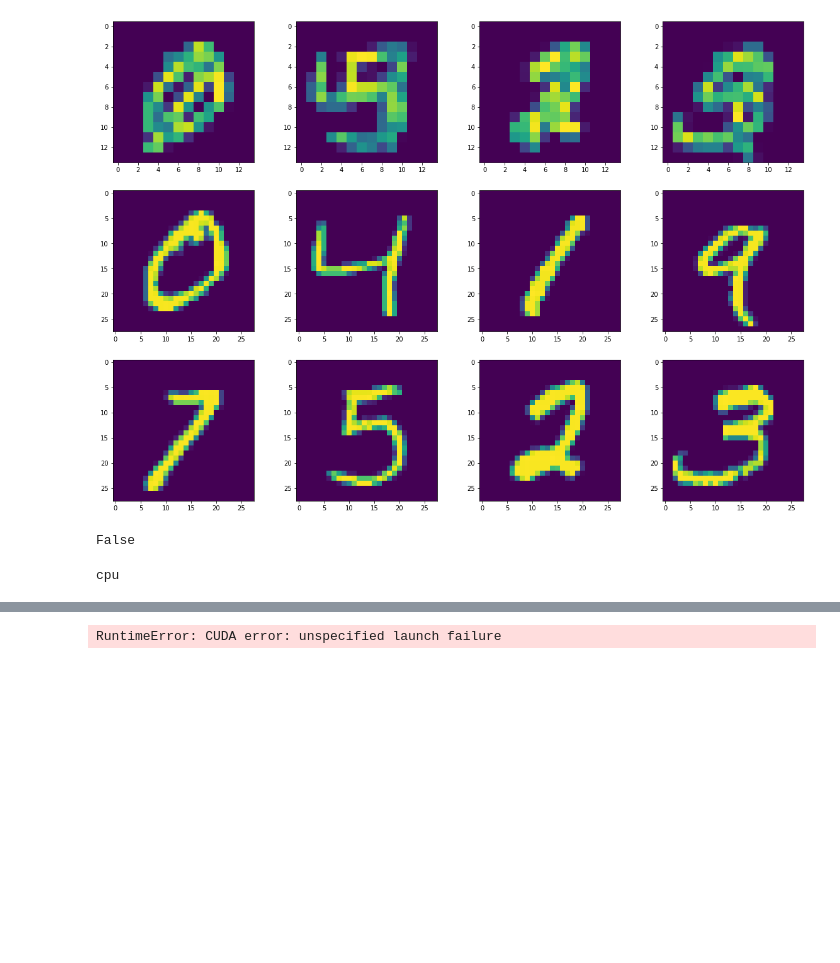
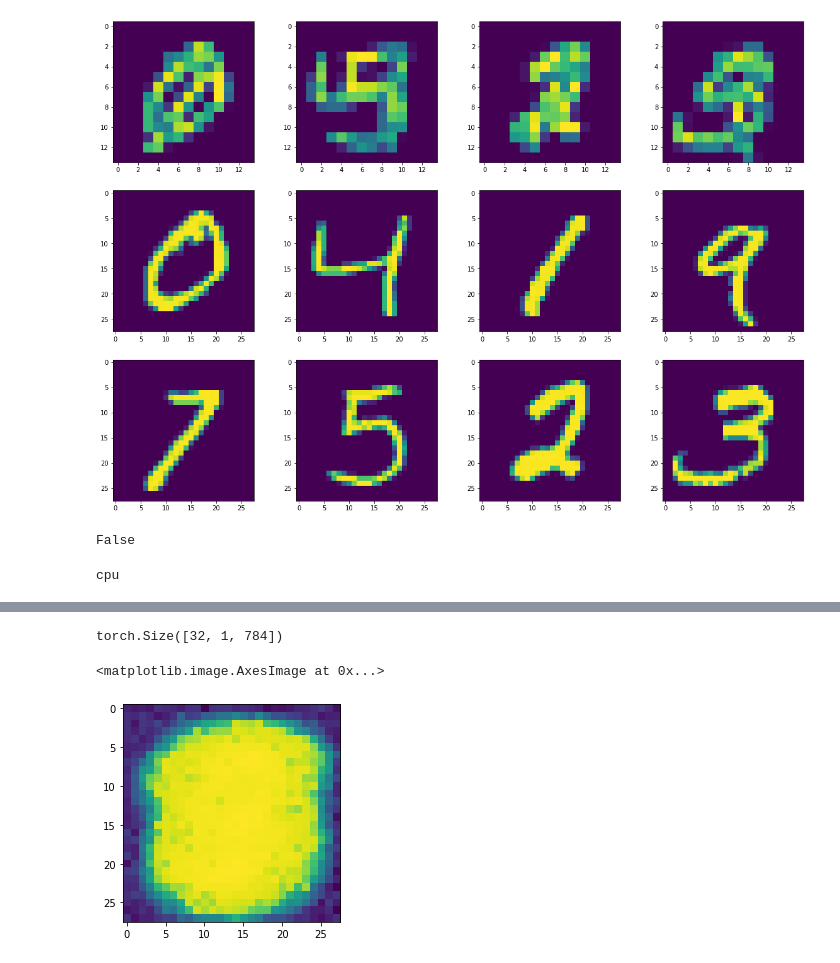
Before and after one commit to Denylson-Fuentes/Image-Disambiguity, a Jupyter notebook: Image Disambiguity.ipynb, the cells around one changed output, grey strips where cells are left out. Saved outputs shown, nothing was run; the diff lists cells and outputs as text; code cells hidden in the pictures; blank space fills up the shorter version.

```diff
--- a/Image Disambiguity.ipynb
+++ b/Image Disambiguity.ipynb
@@ -369,7 +387,9 @@ flag = False
 # %%
 import matplotlib.pyplot as plt
-outputs.shape
-plt.imshow(outputs[1,:,784:].reshape(28,28).cpu().detach().numpy())
+print(outputs[0].shape)
+plt.imshow(outputs[0][1,:,:].reshape(28,28).cpu().detach().numpy())
 # %% [output]
-RuntimeError: CUDA error: unspecified launch failure
+torch.Size([32, 1, 784])
+<matplotlib.image.AxesImage at 0x...>
+[figure, added]
 # %%
```
Also changed, not shown: parts of 3 cells of this notebook.
